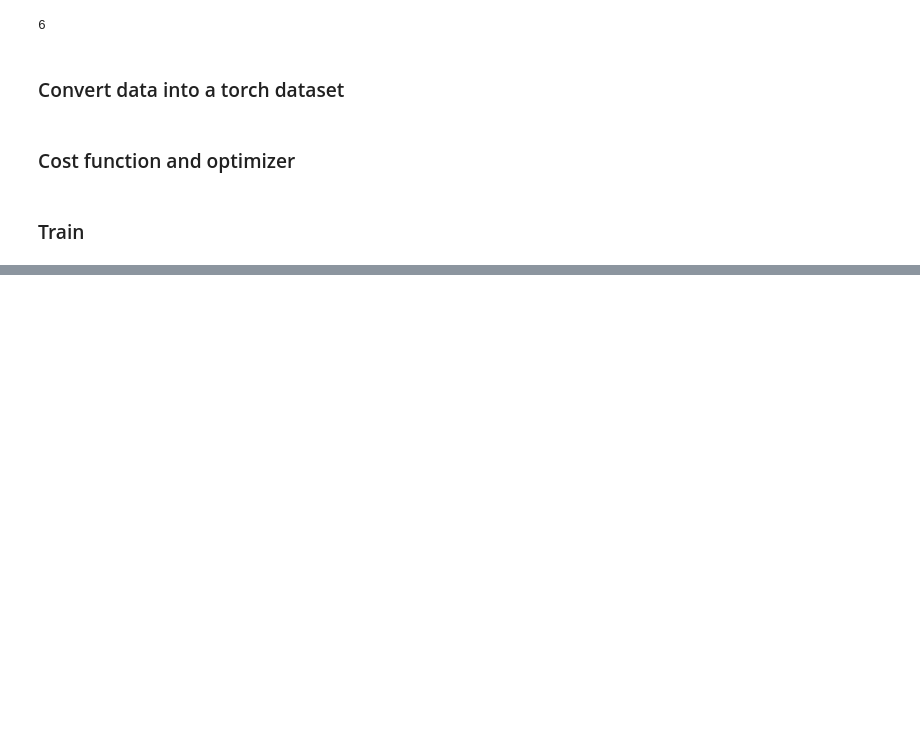
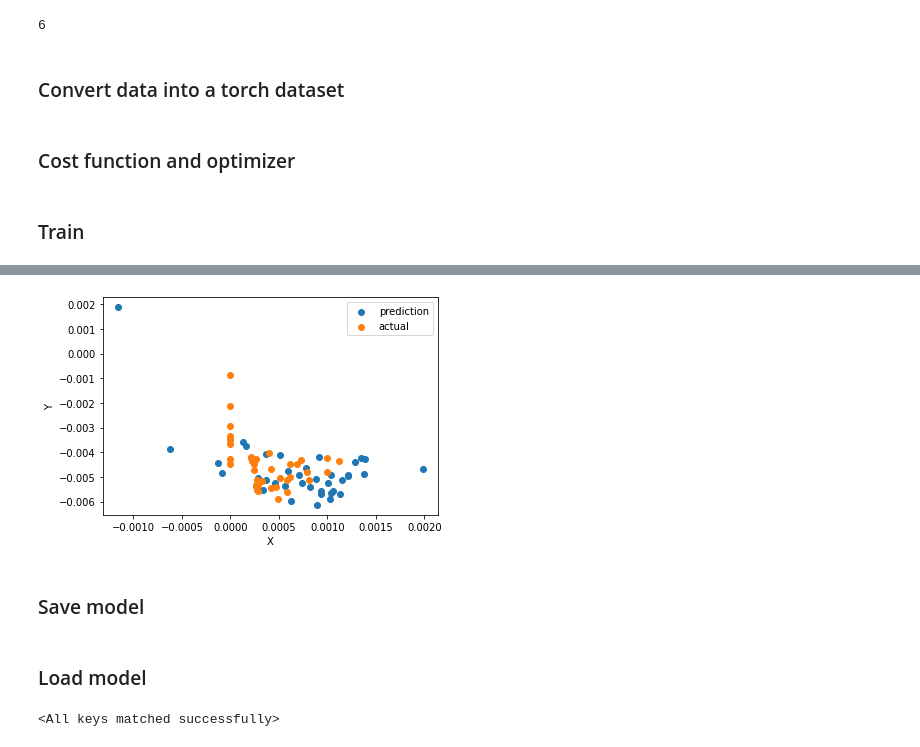
Before and after one commit to mohsafwat23/Pure-Inertial-Odometry-, a Jupyter notebook: trainNNPyTorch.ipynb, the cells around one changed output, grey strips where cells are left out. Cells and saved outputs as stored; diff of their text form; code cells hidden in the pictures; blank space fills up the shorter version.

```diff
--- a/trainNNPyTorch.ipynb
+++ b/trainNNPyTorch.ipynb
@@ -115,0 +161,12 @@ tensor(3.1844e-08, grad_fn=<MseLossBackward>)
+# %%
+pred = plt.scatter(XpredV, YpredV)
+act = plt.scatter(XrealV, YrealV)
+plt.legend((pred, act), ('prediction', 'actual'))
+#plt.plot(tensor_Xtrain.float().detach().numpy()[:100] , predicted[:100] , "red")
+plt.xlabel("X")
+plt.ylabel("Y")
+plt.show()
+# %% [output]
+[figure, added]
+# %% [markdown]
+### Save model
@@ -115,0 +178,7 @@ tensor(3.1844e-08, grad_fn=<MseLossBackward>)
+# %% [markdown]
+### Load model
+# %%
+saved_model = NN(nX, nH1, nH2, nY)
+saved_model.load_state_dict(torch.load("./2.model.pth"))
+# %% [output]
+<All keys matched successfully>
```
Also changed, not shown: parts of 11 cells of this notebook, 2 other files.
